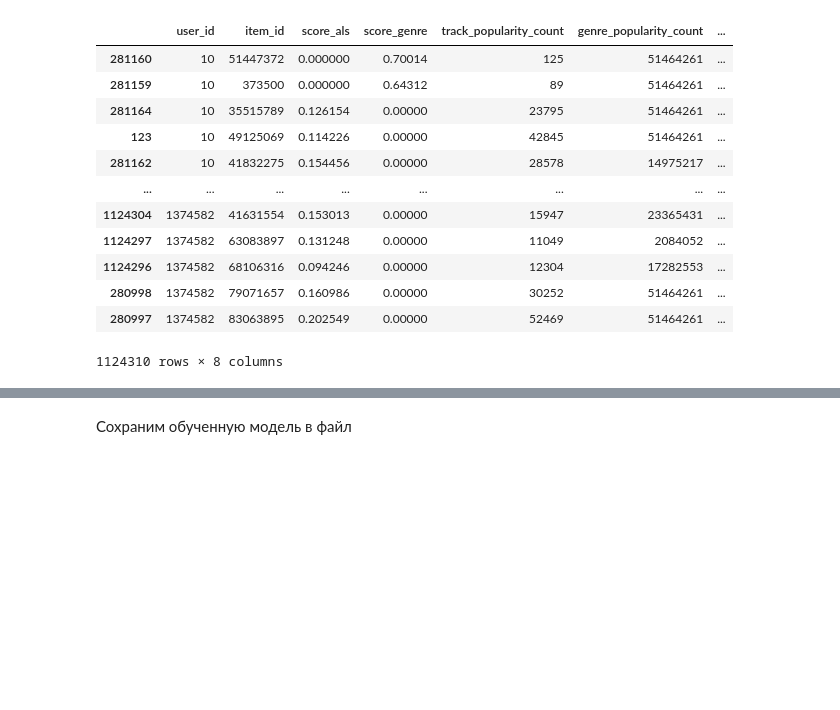
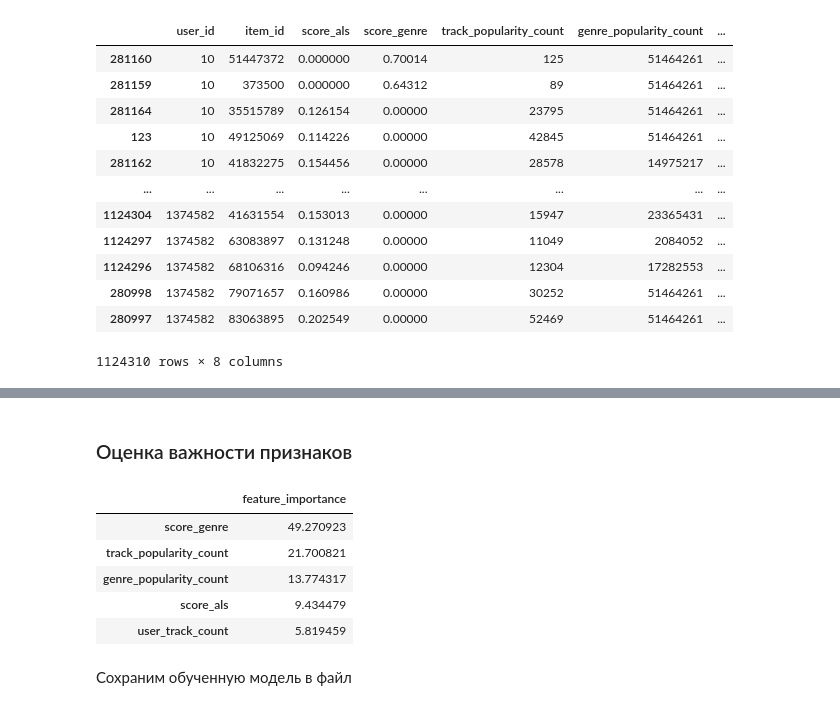
Before and after one commit to khromenko/mle-project-sprint-4-v001, a Jupyter notebook: recommendations.ipynb, the cells around one changed output, grey strips where cells are left out. Drawn from its saved outputs; the diff is of its cells as text; code cells hidden in the pictures; blank space fills up the shorter version.

```diff
--- a/recommendations.ipynb
+++ b/recommendations.ipynb
@@ -1768,4 +1768,20 @@ model_cb.fit(X=X, y=y)
 <catboost.core.CatBoostClassifier at 0x...>
+# %% [markdown]
+### Оценка важности признаков
+# %%
+feature_importance = pd.DataFrame(
+    model_cb.get_feature_importance(),
+    index=feature_cols,
+    columns=['feature_importance'])
+
+feature_importance.sort_values(by='feature_importance', ascending=False)
+# %% [output]
+|  | feature_importance |
+| score_genre | 49.270923 |
+| track_popularity_count | 21.700821 |
+| genre_popularity_count | 13.774317 |
+| score_als | 9.434479 |
+| user_track_count | 5.819459 |
 # %% [markdown]
 Сохраним обученную модель в файл
 # %%
```
Also changed, not shown: parts of 35 cells of this notebook.
